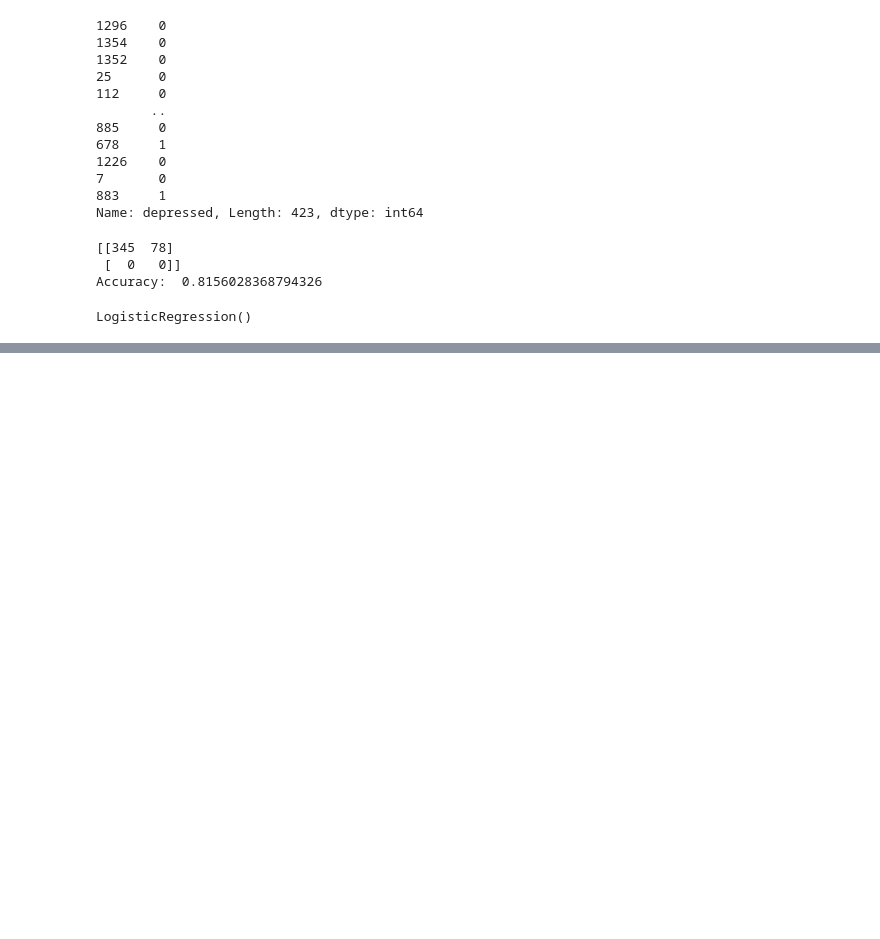
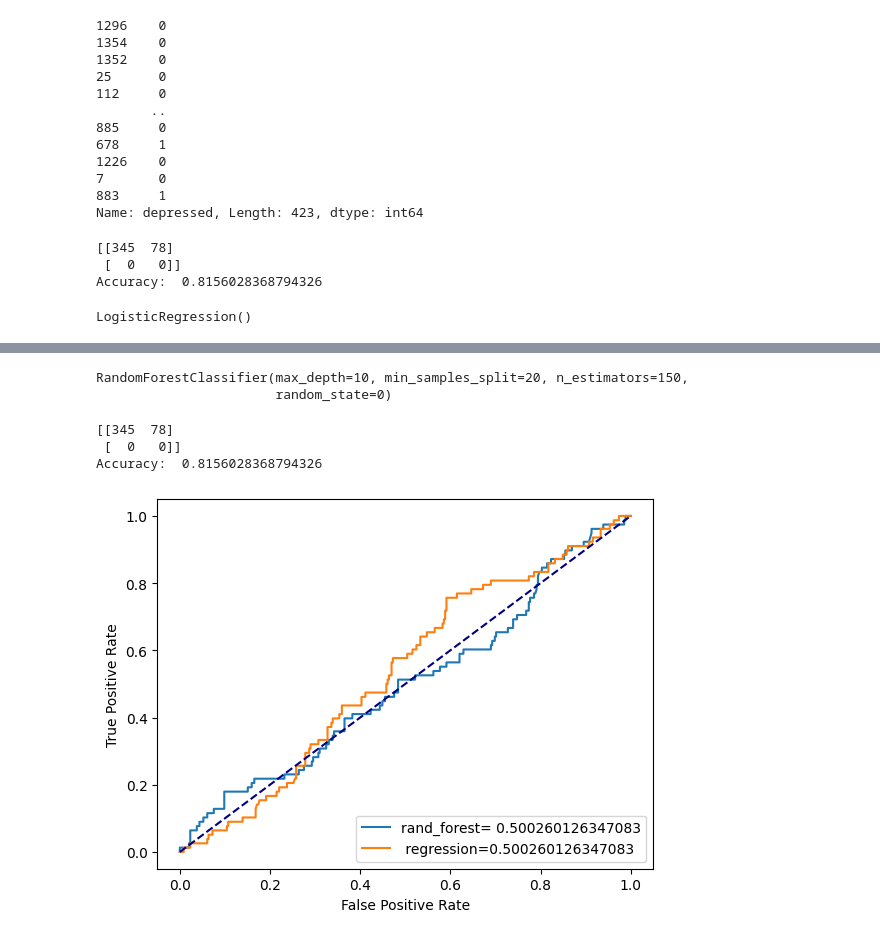
Before and after one commit to alehay/mtusi_program, a Jupyter notebook: lab_01/kudakov_bvt2253_3.ipynb, the cells around one changed output, grey strips where cells are left out. Saved outputs shown, nothing was run; the diff lists cells and outputs as text; code cells hidden in the pictures; blank space fills up the shorter version.

```diff
--- a/lab_01/kudakov_bvt2253_3.ipynb
+++ b/lab_01/kudakov_bvt2253_3.ipynb
@@ -152,14 +153,14 @@ print (features)
 [1409 rows x 20 columns]
 # %%
 scaler = StandardScaler()
-features_fit = scaler.fit_transform(features)
+#features_fit = scaler.fit_transform(features)
 # решил сразу отсклейлить все ,
 
 
 data_train, data_test, target_train, target_test = train_test_split(features, target, test_size = 0.3, random_state = 32)
 
-#data_train_scaler = scaler.fit_transform(X = data_train)
-#data_test_scaler = scaler.fit_transform(X = data_test)
+data_train = scaler.fit_transform(X = data_train)
+data_test = scaler.fit_transform(X = data_test)
 # %%
 log_reg = LogisticRegression()
 log_reg.fit(data_train, target_train)
@@ -299,0 +313,13 @@ print (my_f1, "==", f1_s)
+# %%
+rand_forest = RandomForestClassifier(n_estimators=150, max_depth= 10, min_samples_split=20,  random_state=0)
+# %%
+data_train_X, data_test_X, target_train_Y, target_test_Y = train_test_split(features, target, test_size = 0.3, random_state = 32)
+
+data_train_X = scaler.fit_transform(X = data_train_X)
+data_test_X = scaler.fit_transform(X = data_test_X)
+
+
+rand_forest.fit(data_train_X, target_train_Y)
+# %% [output]
+RandomForestClassifier(max_depth=10, min_samples_split=20, n_estimators=150,
+                       random_state=0)
@@ -299,0 +328,8 @@ print (my_f1, "==", f1_s)
+# %%
+cnf_mat_forest = metrics.confusion_matrix(pred_forest, target_test_Y)
+print(cnf_mat_forest)
+print("Accuracy: " , metrics.accuracy_score(pred_forest, target_test_Y))
+# %% [output]
+[[345  78]
+ [  0   0]]
+Accuracy:  0.8156028368794326
@@ -299,0 +338,22 @@ print (my_f1, "==", f1_s)
+# %%
+y_pred_rand_forest = rand_forest.predict_proba (data_test_X)[:,1]
+y_pred_regression  = log_reg.predict_proba(data_test)[:,1]
+
+fpr, tpr, treshold = metrics.roc_curve(target_test_Y, y_pred_rand_forest)
+fpr_reg, tpr_ref, treshold_reg = metrics.roc_curve(target_test, y_pred_regression)
+
+
+auc = metrics. roc_auc_score(target_test_Y, y_pred_rand_forest)
+auc_reg = metrics. roc_auc_score(target_test, y_pred_regression)
+
+plt.plot (fpr,tpr,label="rand_forest= "+str(auc))
+plt.plot (fpr_reg, tpr_ref, label=" regression="+str(auc))
+
+
+plt.ylabel('True Positive Rate')
+plt.xlabel('False Positive Rate')
+plt.legend(loc=4)
+plt.plot([0, 1], [0, 1], color='navy', linestyle='--')
+plt.show()
+# %% [output]
+[figure, added]
```
Also changed, not shown: parts of 14 cells of this notebook, 3 other files.
